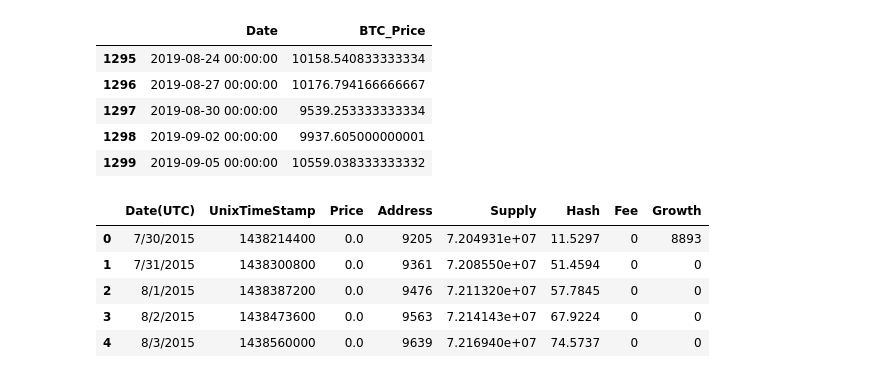
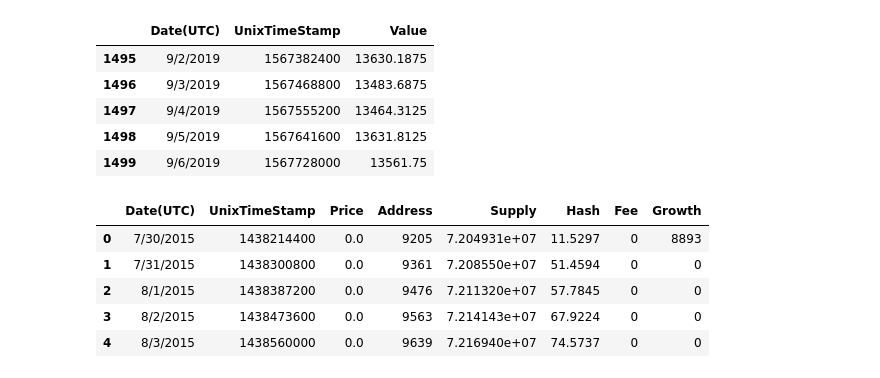
Before and after one commit to y4m4rx/appliedDataScienceProject, a Jupyter notebook: Data Clean/Project.ipynb, the cells around one changed output. Drawn from its saved outputs; the diff is of its cells as text; code cells hidden in the pictures.

Commit message:
changed path and headers

```diff
--- a/Data Clean/Project.ipynb
+++ b/Data Clean/Project.ipynb
@@ -6,7 +6,7 @@ import seaborn as sns
 %matplotlib inline
 # %%
 # Reading Data
-pathInputDir = "/Users/Yasin/Documents/GitHub/appliedDataScienceProject/Data Source"
+pathInputDir = "../Data Source"
 
 
 # Currency Information
@@ -15,68 +15,68 @@ EthPrice = "export-EtherPrice.csv"
 EthSupply = "export-Ethersupply2.csv"
 EthMarketCap = "export-MarketCap.csv"
 
-dfEthPrice = pd.read_csv(pathInputDir_Currency + EthPrice, delimiter=',', dtype='str',names=["Date","ETH_Price"])
-dfEthSupply = pd.read_csv(pathInputDir_Currency + EthSupply, delimiter=',', dtype='str',names=["Date","EthSupply"])
-dfEthMarketCap = pd.read_csv(pathInputDir_Currency + EthMarketCap, delimiter=',', dtype='str',names=["Date","EthMarketCap"])
+dfEthPrice = pd.read_csv(pathInputDir_Currency + EthPrice, delimiter=',', dtype='str',header=0)
+dfEthSupply = pd.read_csv(pathInputDir_Currency + EthSupply, delimiter=',', dtype='str',header=0)
+dfEthMarketCap = pd.read_csv(pathInputDir_Currency + EthMarketCap, delimiter=',', dtype='str',header=0)
 
 # General Information
 pathInputDir_General = pathInputDir +"/General Information/"
 AddressCount = "export-AddressCount.csv"
 TxGrowth = "export-TxGrowth.csv"
 
-dfAddressCount = pd.read_csv(pathInputDir_General + AddressCount, delimiter=',', dtype='str',names=["Date","AddressCount"])
-dfTxGrowth = pd.read_csv(pathInputDir_General + TxGrowth, delimiter=',', dtype='str',names=["Date","TxGrowth"])
+dfAddressCount = pd.read_csv(pathInputDir_General + AddressCount, delimiter=',', dtype='str',header=0)
+dfTxGrowth = pd.read_csv(pathInputDir_General + TxGrowth, delimiter=',', dtype='str',header=0)
 
 # Network Information
 pathInputDir_Network = pathInputDir +"/Network Information/"
 Difficulty = "export-BlockDifficulty.csv"
 NetworkHash = "export-NetworkHash.csv"
 NetworkUtilization = "export-NetworkUtilization.csv"
 PendingQueue = "export-PendingQueue.csv"
 TransactionFee = "export-TransactionFee.csv"
 
-dfDifficulty = pd.read_csv(pathInputDir_Network + Difficulty, delimiter=',', dtype='str',names=["Date","Difficulty"])
-dfNetworkHash = pd.read_csv(pathInputDir_Network + NetworkHash, delimiter=',', dtype='str',names=["Date","NetworkHash"])
-dfNetworkUtilization = pd.read_csv(pathInputDir_Network + NetworkUtilization, delimiter=',', dtype='str',names=["Date","NetworkUtilization"])
-dfPendingQueue = pd.read_csv(pathInputDir_Network + PendingQueue, delimiter=',', dtype='str',names=["Date","PendingQueue"])
-dfTransactionFee = pd.read_csv(pathInputDir_Network + TransactionFee, delimiter=',', dtype='str',names=["Date","TransactionFee"])
+dfDifficulty = pd.read_csv(pathInputDir_Network + Difficulty, delimiter=',', dtype='str',header=0)
+dfNetworkHash = pd.read_csv(pathInputDir_Network + NetworkHash, delimiter=',', dtype='str',header=0)
+dfNetworkUtilization = pd.read_csv(pathInputDir_Network + NetworkUtilization, delimiter=',', dtype='str',header=0)
+dfPendingQueue = pd.read_csv(pathInputDir_Network + PendingQueue, delimiter=',', dtype='str',header=0)
+dfTransactionFee = pd.read_csv(pathInputDir_Network + TransactionFee, delimiter=',', dtype='str',header=0)
 
 
 # Blockchain Information
 pathInputDir_Blockchain = pathInputDir +"/Blockchain Information/"
 AvgGasPrice = "export-AvgGasPrice.csv"
 BlockCountReward = "export-BlockCountRewards.csv"
 BlockSize = "export-BlockSize.csv"
 BlockTime = "export-BlockTime.csv"
 Ethersupply = "export-Ethersupply.csv"
 GasLimit = "export-GasLimit.csv"
 GasUsed = "export-GasUsed.csv"
 Uncles = "export-Uncles.csv"
 
-dfAvgGasPrice = pd.read_csv(pathInputDir_Blockchain + AvgGasPrice, delimiter=',', dtype='str',names=["Date","AvgGasPrice"])
-dfBlockCountReward = pd.read_csv(pathInputDir_Blockchain + BlockCountReward, delimiter=',', dtype='str',names=["Date","BlockCountReward"])
-dfBlockSize = pd.read_csv(pathInputDir_Blockchain + BlockSize, delimiter=',', dtype='str',names=["Date","BlockSize"])
-dfBlockTime = pd.read_csv(pathInputDir_Blockchain + BlockTime, delimiter=',', dtype='str',names=["Date","BlockTime"])
-dfEthersupply = pd.read_csv(pathInputDir_Blockchain + Ethersupply, delimiter=',', dtype='str',names=["Date","EtherSupply"])
-dfGasLimit = pd.read_csv(pathInputDir_Blockchain + GasLimit, delimiter=',', dtype='str',names=["Date","GasLimit"])
-dfGasUsed = pd.read_csv(pathInputDir_Blockchain + GasUsed, delimiter=',', dtype='str',names=["Date","GasUsed"])
-dfUncles = pd.read_csv(pathInputDir_Blockchain + Uncles, delimiter=',', dtype='str',names=["Date","Uncles"])
+dfAvgGasPrice = pd.read_csv(pathInputDir_Blockchain + AvgGasPrice, delimiter=',', dtype='str',header=0)
+dfBlockCountReward = pd.read_csv(pathInputDir_Blockchain + BlockCountReward, delimiter=',', dtype='str',header=0)
+dfBlockSize = pd.read_csv(pathInputDir_Blockchain + BlockSize, delimiter=',', dtype='str',header=0)
+dfBlockTime = pd.read_csv(pathInputDir_Blockchain + BlockTime, delimiter=',', dtype='str',header=0)
+dfEthersupply = pd.read_csv(pathInputDir_Blockchain + Ethersupply, delimiter=',', dtype='str',header=0)
+dfGasLimit = pd.read_csv(pathInputDir_Blockchain + GasLimit, delimiter=',', dtype='str',header=0)
+dfGasUsed = pd.read_csv(pathInputDir_Blockchain + GasUsed, delimiter=',', dtype='str',header=0)
+dfUncles = pd.read_csv(pathInputDir_Blockchain + Uncles, delimiter=',', dtype='str', header=0)
 
 # Bitcoin Price
 pathInputDir_Bitcoin = pathInputDir +"/bitcoin/"
 BTCPrice = "market-price-bitcoin.csv"
 
 dfBTCPrice = pd.read_csv(pathInputDir_Bitcoin + BTCPrice, delimiter=',', dtype='str',names=["Date","BTC_Price"])
 
 
-dfBTCPrice.tail()
+dfEthersupply.tail()
 # %% [output]
-|  | Date | BTC_Price |
-| 1295 | 2019-08-24 00:00:00 | 10158.540833333334 |
-| 1296 | 2019-08-27 00:00:00 | 10176.794166666667 |
-| 1297 | 2019-08-30 00:00:00 | 9539.253333333334 |
-| 1298 | 2019-09-02 00:00:00 | 9937.605000000001 |
-| 1299 | 2019-09-05 00:00:00 | 10559.038333333332 |
+|  | Date(UTC) | UnixTimeStamp | Value |
+| 1495 | 9/2/2019 | 1567382400 | 13630.1875 |
+| 1496 | 9/3/2019 | 1567468800 | 13483.6875 |
+| 1497 | 9/4/2019 | 1567555200 | 13464.3125 |
+| 1498 | 9/5/2019 | 1567641600 | 13631.8125 |
+| 1499 | 9/6/2019 | 1567728000 | 13561.75 |
 # %%
 # Read Files and prepare data frames
 
```
